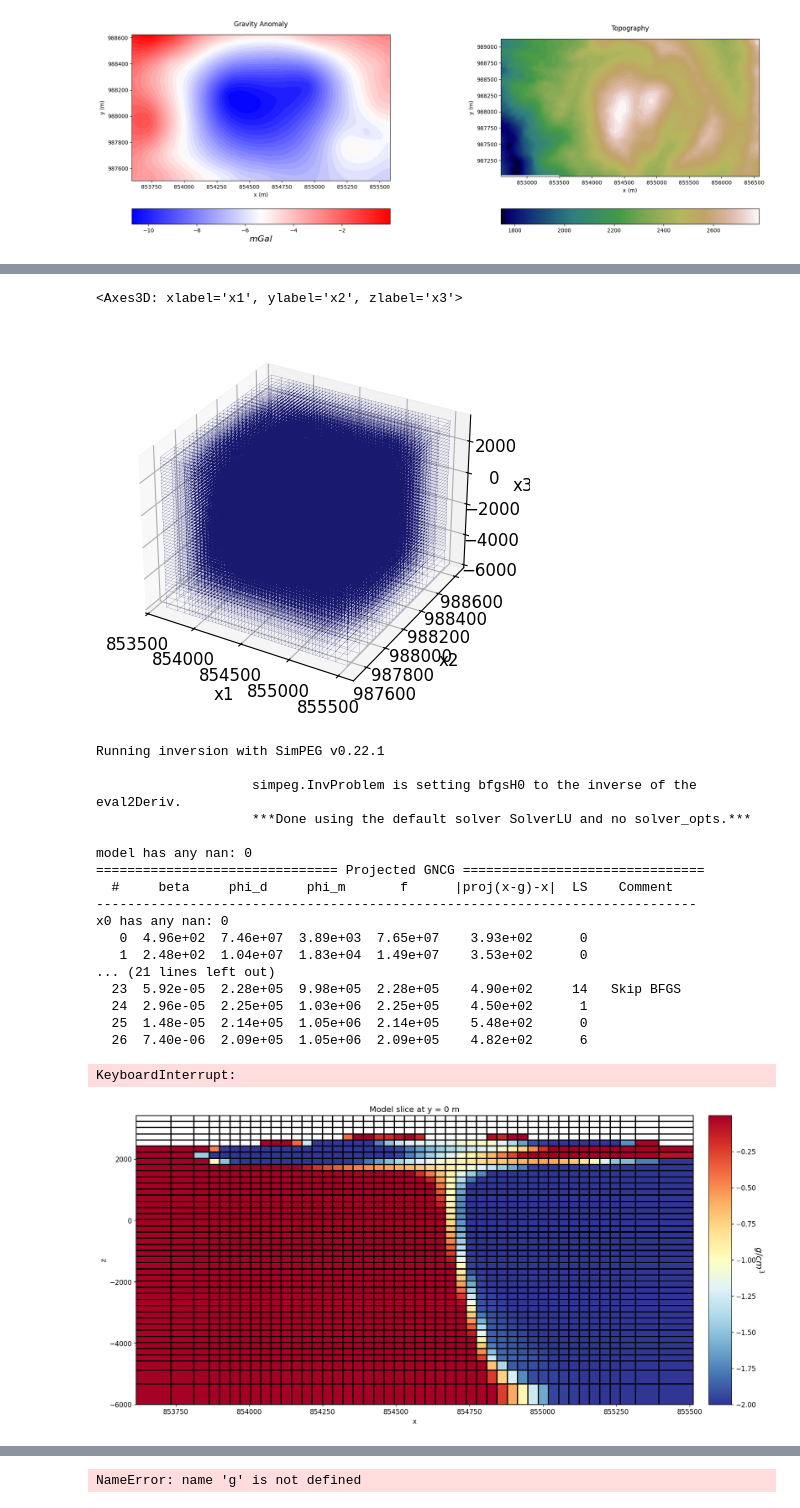
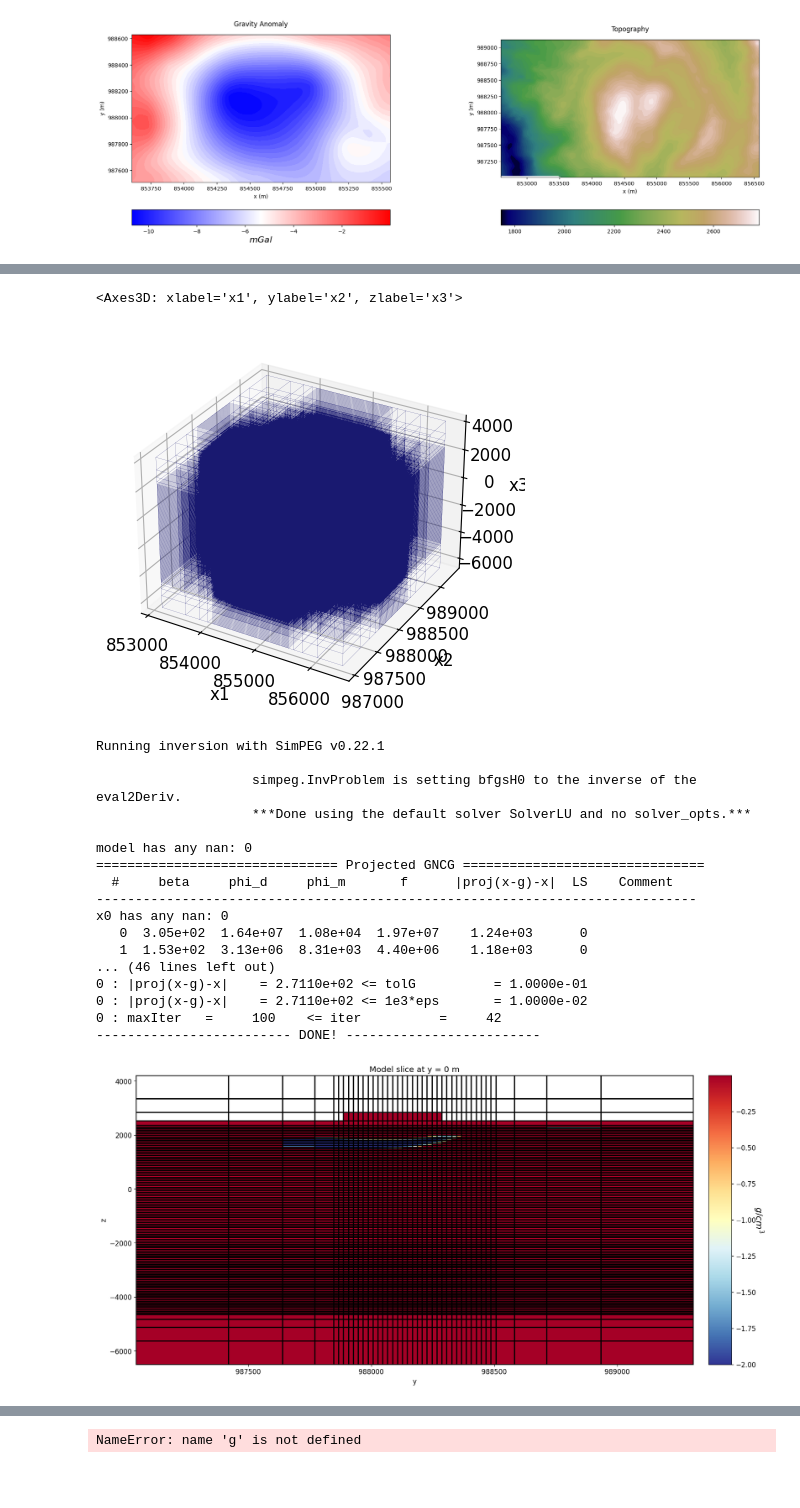
Before and after one commit to GabrielMoreno09/Proyecto_VCM_Modelamiento_Inversion, a Jupyter notebook: Inversion_WLS_dato_real_1_VCM_craig.ipynb, the cells around one changed output, grey strips where cells are left out. Drawn from its saved outputs; the diff is of its cells as text; code cells hidden in the pictures; blank space fills up the shorter version.

```diff
--- a/Inversion_WLS_dato_real_1_VCM_craig.ipynb
+++ b/Inversion_WLS_dato_real_1_VCM_craig.ipynb
@@ -83,7 +85,7 @@ dir_path = os.path.join("Inversion_Datos_Andes", "")  # Ruta a la carpeta descom
 
 # Nombres de los archivos con rutas completas
 topo_filename = os.path.join(dir_path, "Topo_80k_puntos_Andes.txt")
-data_filename = os.path.join(dir_path, "Dato_obs_20k_puntos_Andes_Sup.txt")
+data_filename = os.path.join(dir_path, "Dato_obs_5k_puntos_Andes_Inf.txt")
 
 # Verificación de los archivos
 if os.path.exists(topo_filename):
@@ -242,16 +244,16 @@ data_object = data.Data(survey, dobs=-dobs, standard_deviation=uncertainties)
 
 # Valores con la mitad del detalle (celdas el doble de grandes, mitad de cantidad)
 dx = 20  # 10 × 2
-ncx = 70  # 280 ÷ 4
+ncx = 95  # 280 ÷ 4
 dy = 20  # 6 × 2
-ncy = 33  # 111 ÷ 2 (redondeado)
+ncy = 68  # 111 ÷ 2 (redondeado)
 dz = 62  # 20 × 2
 ncz = 113  # 350 ÷ 2
 dpadh = 4.7  # Se mantiene igual
 exp_h = 1.7  # Se mantiene igual
 
-hx = [(54, dpadh, -exp_h), (dx, ncx), (54, dpadh, exp_h)]
-hy = [(45, dpadh, -exp_h), (dy, ncy), (45, dpadh, exp_h)]
+hx = [(30, dpadh, -exp_h), (dx, ncx), (30, dpadh, exp_h)]
+hy = [(20, dpadh, -exp_h), (dy, ncy), (20, dpadh, exp_h)]
 hz = [(104, dpadh, -exp_h), (dz, ncz), (104, dpadh, exp_h)]
 mesh = TensorMesh([hx, hy, hz], x0=[853114,987043,-6500])
 mesh.plot_grid(color="midnightblue", linewidth=0.1)
@@ -947,16 +947,16 @@ new_data_object = data.Data(survey, dobs=dobs, standard_deviation=new_uncertaint
 
 # Valores con la mitad del detalle (celdas el doble de grandes, mitad de cantidad)
 dx = 20  # 10 × 2
-ncx = 70  # 280 ÷ 4
+ncx = 95  # 280 ÷ 4
 dy = 20  # 6 × 2
-ncy = 33  # 111 ÷ 2 (redondeado)
+ncy = 68  # 111 ÷ 2 (redondeado)
 dz = 62  # 20 × 2
 ncz = 113  # 350 ÷ 2
 dpadh = 4.7  # Se mantiene igual
 exp_h = 1.7  # Se mantiene igual
 
-hx = [(54, dpadh, -exp_h), (dx, ncx), (54, dpadh, exp_h)]
-hy = [(45, dpadh, -exp_h), (dy, ncy), (45, dpadh, exp_h)]
+hx = [(30, dpadh, -exp_h), (dx, ncx), (30, dpadh, exp_h)]
+hy = [(20, dpadh, -exp_h), (dy, ncy), (20, dpadh, exp_h)]
 hz = [(104, dpadh, -exp_h), (dz, ncz), (104, dpadh, exp_h)]
 tree_mesh = TensorMesh([hx, hy, hz], x0=[853114,987043,-6500])
 tree_mesh.plot_grid(color="midnightblue", linewidth=0.1)
@@ -982,7 +982,7 @@ tree_mesh.plot_grid(color="midnightblue", linewidth=0.1)
 # # plt.plot(x, y, z, '.', color='tomato')
 # %% [output]
 <Axes3D: xlabel='x1', ylabel='x2', zlabel='x3'>
-[figure, old version]
+[figure, new version]
 # %%
 active_tree_cells = active_from_xyz(tree_mesh, xyz_topo)
 n_tree_active = int(active_tree_cells.sum())
@@ -1043,7 +1043,7 @@ reg_irls = regularization.Sparse(
 )
 # %%
 opt_irls = optimization.ProjectedGNCG(
-    maxIter=100, lower=-2.0, upper=2.0, maxIterLS=20, maxIterCG=10, tolCG=1e-2
+    maxIter=100, lower=-1.0, upper=1.0, maxIterLS=20, maxIterCG=10, tolCG=1e-2
 )
 # %%
 inv_prob_irls = inverse_problem.BaseInvProblem(dmis_irls, reg_irls, opt_irls)
@@ -1089,46 +1089,45 @@ model has any nan: 0
   #     beta     phi_d     phi_m       f      |proj(x-g)-x|  LS    Comment
 -----------------------------------------------------------------------------
 x0 has any nan: 0
-   0  4.96e+02  7.46e+07  3.89e+03  7.65e+07    3.93e+02      0
-   1  2.48e+02  1.04e+07  1.83e+04  1.49e+07    3.53e+02      0
-... (21 lines left out)
-  23  5.92e-05  2.28e+05  9.98e+05  2.28e+05    4.90e+02     14   Skip BFGS
-  24  2.96e-05  2.25e+05  1.03e+06  2.25e+05    4.50e+02      1
-  25  1.48e-05  2.14e+05  1.05e+06  2.14e+05    5.48e+02      0
-  26  7.40e-06  2.09e+05  1.05e+06  2.09e+05    4.82e+02      6
+   0  3.05e+02  1.64e+07  1.08e+04  1.97e+07    1.24e+03      0
+   1  1.53e+02  3.13e+06  8.31e+03  4.40e+06    1.18e+03      0
+... (46 lines left out)
+0 : |proj(x-g)-x|    = 2.7110e+02 <= tolG          = 1.0000e-01
+0 : |proj(x-g)-x|    = 2.7110e+02 <= 1e3*eps       = 1.0000e-02
+0 : maxIter   =     100    <= iter          =     42
+------------------------- DONE! -------------------------
-KeyboardInterrupt:
 # %%
 # Plot Recovered Model
 fig = plt.figure(figsize=(19, 9))
 ax1 = fig.add_axes([0.1, 0.1, 0.73, 0.8])
 
 norm = mpl.colors.Normalize(
     vmin=-np.max(np.abs(recovered_tree_model)), vmax=-np.min(np.abs(recovered_tree_model))
     )
 
 # norm = mpl.colors.Normalize(vmin=-2.2, vmax=2.2)
 
 tree_mesh.plot_slice(
     tree_plotting_map * -recovered_tree_model,
-    normal="y",
+    normal="x",
     ax=ax1,
-    ind=int(tree_mesh.shape_cells[1] / 2),
+    ind=int(tree_mesh.shape_cells[0] / 2),
     grid=True,
     pcolor_opts={"cmap": mpl.cm.RdYlBu_r, "norm": norm},
 )
 ax1.set_title("Model slice at y = 0 m")
 
 ax2 = fig.add_axes([0.85, 0.1, 0.03, 0.8])
 cbar = mpl.colorbar.ColorbarBase(
     ax2, norm=norm, orientation="vertical", cmap=mpl.cm.RdYlBu_r
 )
 cbar.set_label("$g/cm^3$", rotation=270, labelpad=15, size=16)
 
 # plt.savefig('65_1,1,1,1_0001.png', dpi=300)
 
 plt.show()
 # %% [output]
-[figure, old version]
+[figure, new version]
 # %%
 dpred_new = (inv_prob_irls.dpred)
 
```
Also changed, not shown: parts of 19 cells of this notebook, 4 other files.
